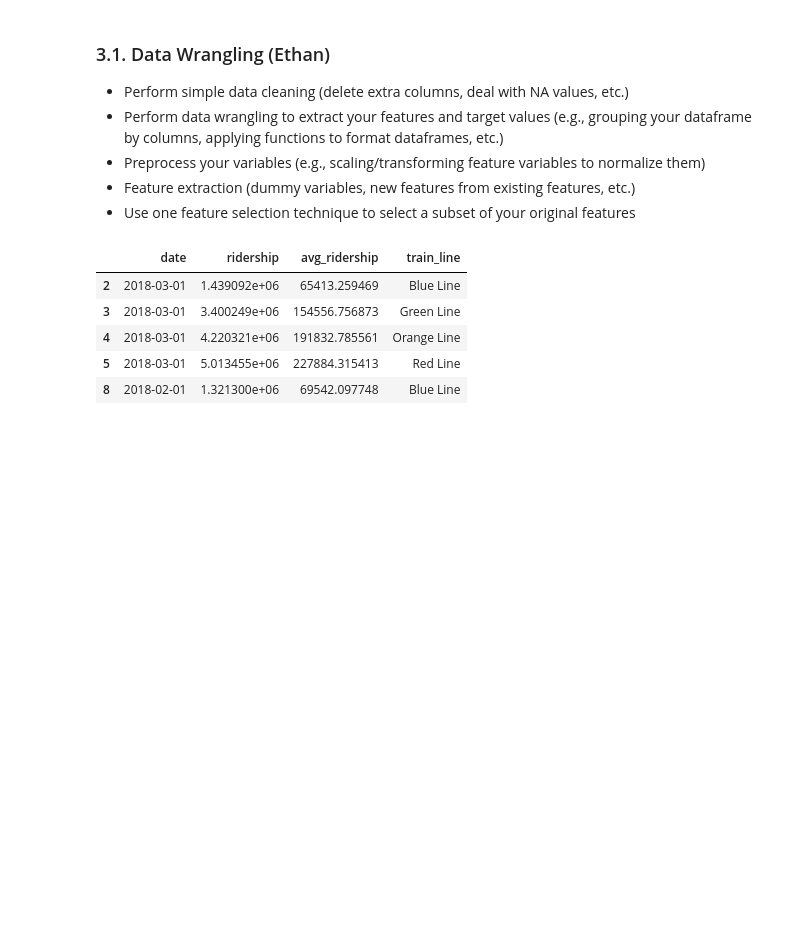
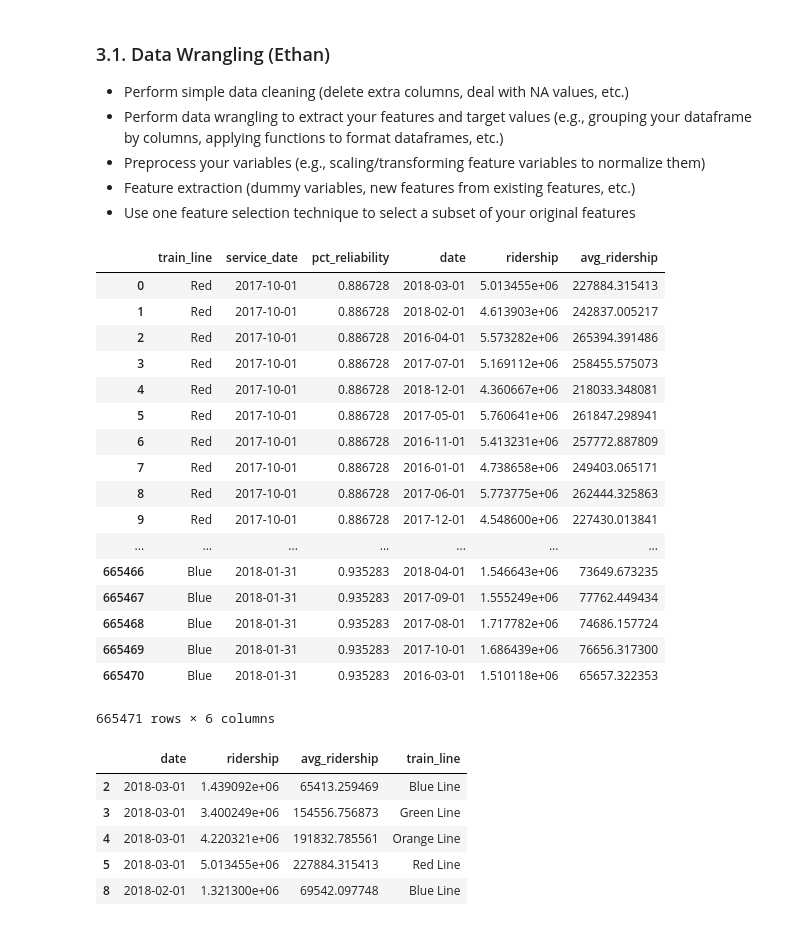
Before and after one commit to ethan-leba/data-science-mtba, a Jupyter notebook: DS3000_FP4_Section01_Group10.ipynb, the cells around one changed output. Saved outputs shown, nothing was run; the diff lists cells and outputs as text; code cells hidden in the pictures; blank space fills up the shorter version.

Commit message:
merging tables

```diff
--- a/DS3000_FP4_Section01_Group10.ipynb
+++ b/DS3000_FP4_Section01_Group10.ipynb
@@ -202,6 +205,29 @@ def get_weekly_ridership_df():
 reliability_df = get_reliability_df()
 satisfaction_df = get_rider_satisfaction_df()
 ridership_df = get_weekly_ridership_df()
+# %%
+rel = reliability_df.copy()
+rel['train_line'] = rel['train_line'].apply(lambda x: x[0:len(x) - 2] if x.startswith("Green") else x)
+rel.merge(ridership_df, left_on="train_line", right_on="train_line")
+# %% [output]
+|  | train_line | service_date | pct_reliability | date | ridership | avg_ridership |
+| 0 | Red | 2017-10-01 | 0.886728 | 2018-03-01 | 5.013455e+06 | 227884.315413 |
+| 1 | Red | 2017-10-01 | 0.886728 | 2018-02-01 | 4.613903e+06 | 242837.005217 |
+| 2 | Red | 2017-10-01 | 0.886728 | 2016-04-01 | 5.573282e+06 | 265394.391486 |
+| 3 | Red | 2017-10-01 | 0.886728 | 2017-07-01 | 5.169112e+06 | 258455.575073 |
+| 4 | Red | 2017-10-01 | 0.886728 | 2018-12-01 | 4.360667e+06 | 218033.348081 |
+| 5 | Red | 2017-10-01 | 0.886728 | 2017-05-01 | 5.760641e+06 | 261847.298941 |
+| 6 | Red | 2017-10-01 | 0.886728 | 2016-11-01 | 5.413231e+06 | 257772.887809 |
+| 7 | Red | 2017-10-01 | 0.886728 | 2016-01-01 | 4.738658e+06 | 249403.065171 |
+| 8 | Red | 2017-10-01 | 0.886728 | 2017-06-01 | 5.773775e+06 | 262444.325863 |
+| 9 | Red | 2017-10-01 | 0.886728 | 2017-12-01 | 4.548600e+06 | 227430.013841 |
+| ... | ... | ... | ... | ... | ... | ... |
+| 665466 | Blue | 2018-01-31 | 0.935283 | 2018-04-01 | 1.546643e+06 | 73649.673235 |
+| 665467 | Blue | 2018-01-31 | 0.935283 | 2017-09-01 | 1.555249e+06 | 77762.449434 |
+| 665468 | Blue | 2018-01-31 | 0.935283 | 2017-08-01 | 1.717782e+06 | 74686.157724 |
+| 665469 | Blue | 2018-01-31 | 0.935283 | 2017-10-01 | 1.686439e+06 | 76656.317300 |
+| 665470 | Blue | 2018-01-31 | 0.935283 | 2016-03-01 | 1.510118e+06 | 65657.322353 |
+665471 rows × 6 columns
 # %%
 ridership_df.head()
 # %% [output]
```
Also changed, not shown: parts of 2 cells of this notebook.
